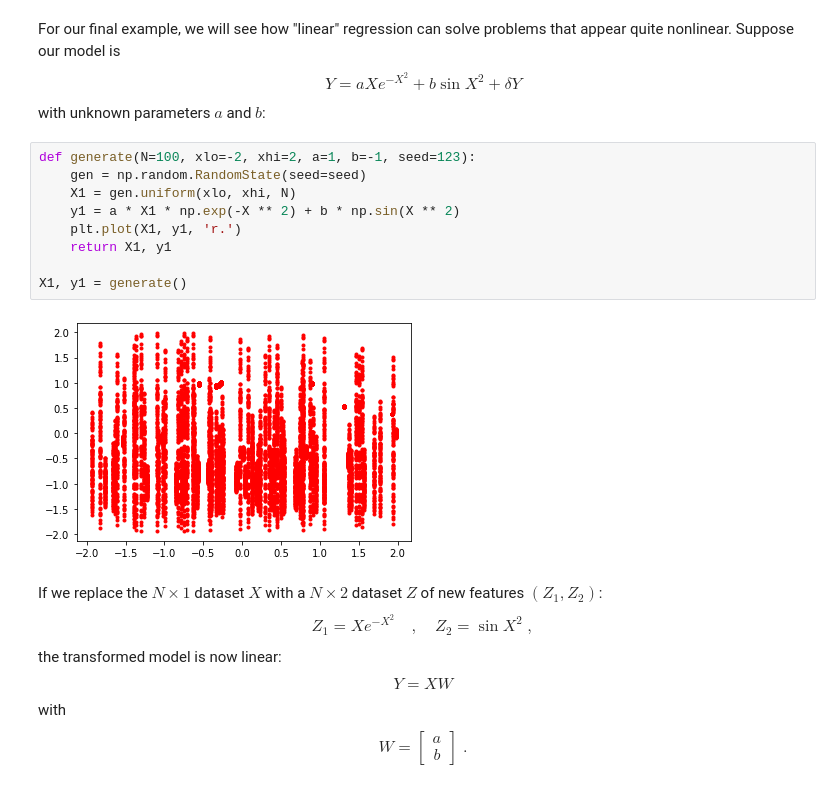
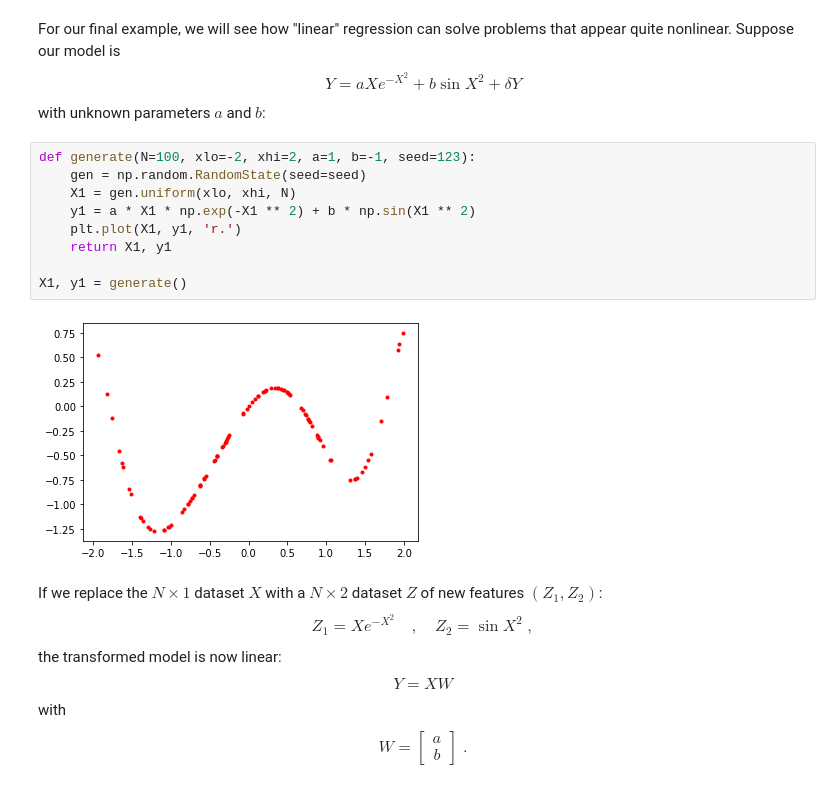
Before and after one commit to bkalita23/MLinSummer20, a Jupyter notebook: SupervisedLearning2.ipynb, the cells around one changed output. Drawn from its saved outputs; the diff is of its cells as text.

```diff
--- a/SupervisedLearning2.ipynb
+++ b/SupervisedLearning2.ipynb
@@ -113,14 +113,14 @@ with unknown parameters $a$ and $b$:
 # %%
 def generate(N=100, xlo=-2, xhi=2, a=1, b=-1, seed=123):
     gen = np.random.RandomState(seed=seed)
     X1 = gen.uniform(xlo, xhi, N)
-    y1 = a * X1 * np.exp(-X ** 2) + b * np.sin(X ** 2)
+    y1 = a * X1 * np.exp(-X1 ** 2) + b * np.sin(X1 ** 2)
     plt.plot(X1, y1, 'r.')
     return X1, y1
 
 X1, y1 = generate()
 # %% [output]
-[figure, old version]
+[figure, new version]
 # %% [markdown]
 If we replace the $N\times 1$ dataset $X$ with a $N\times 2$ dataset $Z$ of new features $(Z_1, Z_2)$:
 $$
```
Also changed, not shown: parts of 3 cells of this notebook.
